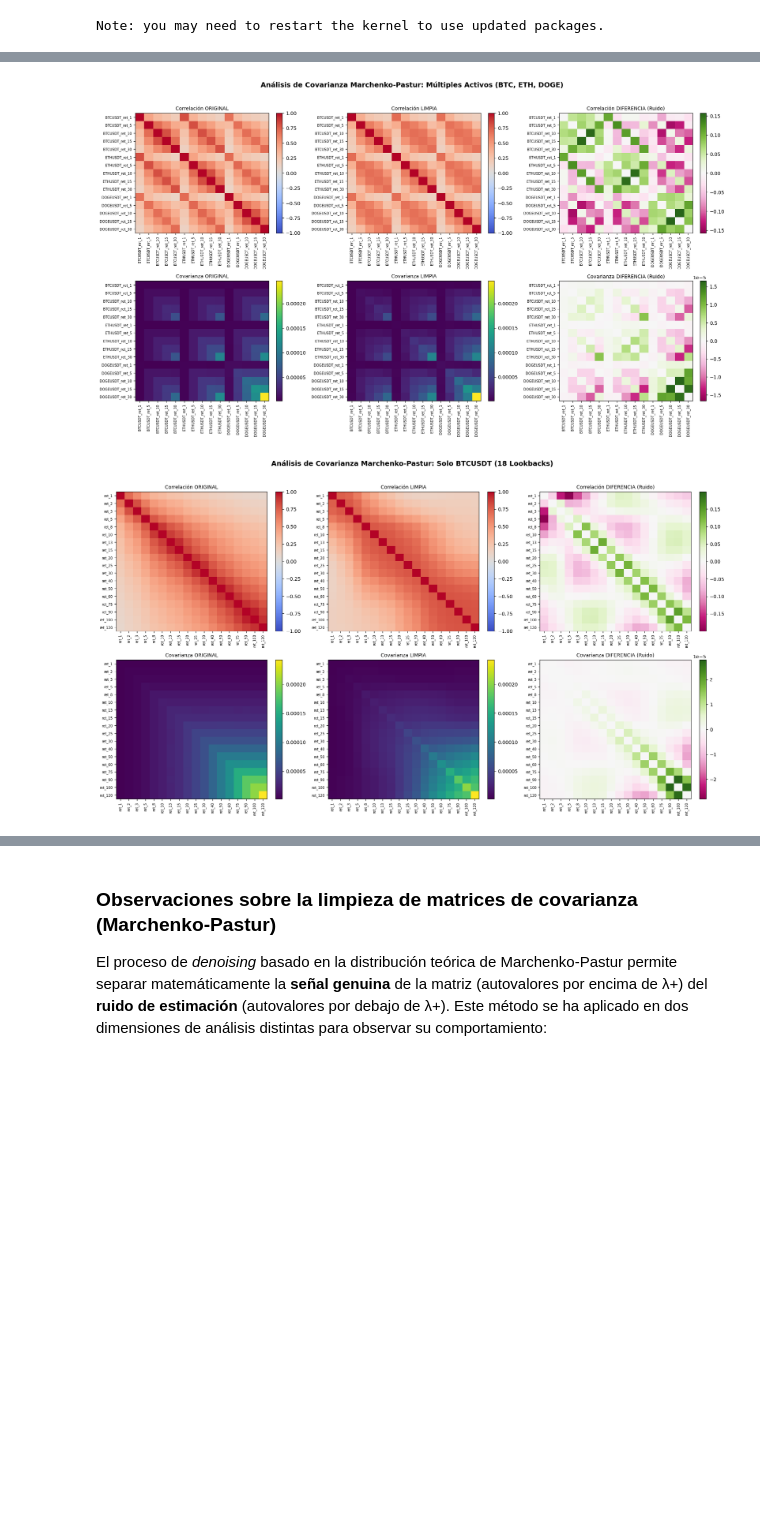
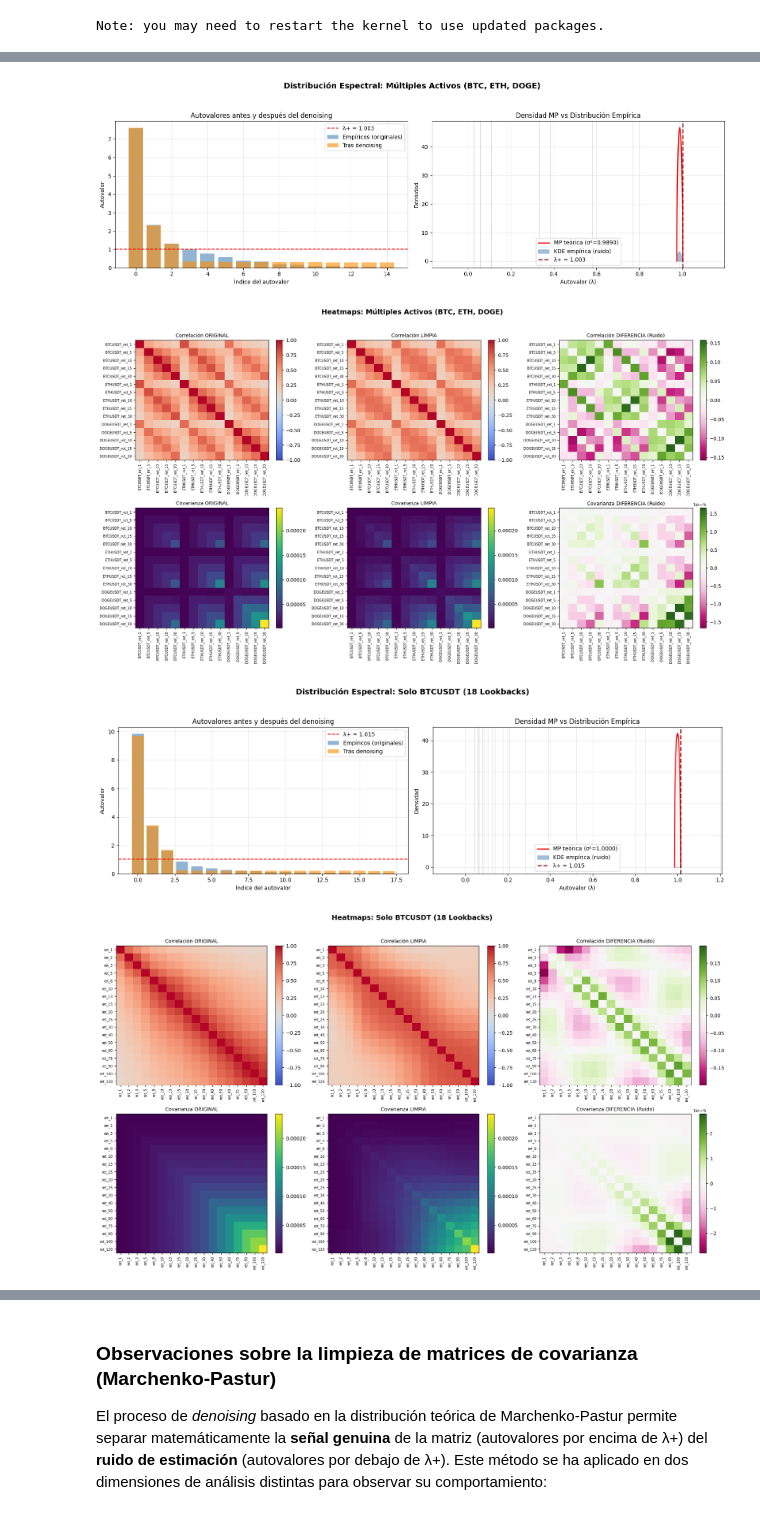
Before and after one commit to joseppsr/Preprocesado_de_datos_financieros_para_ML, a Jupyter notebook: Tarea_preprocesado_datos.ipynb, the cells around one changed output, grey strips where cells are left out. Cells and saved outputs as stored; diff of their text form; code cells hidden in the pictures; blank space fills up the shorter version.

```diff
--- a/Tarea_preprocesado_datos.ipynb
+++ b/Tarea_preprocesado_datos.ipynb
@@ -895,6 +833,9 @@ En las gráficas superiores se visualiza el proceso de limpieza de la matriz de
 # %%
+from scipy.optimize import minimize_scalar
+from sklearn.neighbors import KernelDensity
+
 def plot_heatmap_group(returns_df, title_prefix):
-    """Calcula Marchenko-Pastur y dibuja 6 heatmaps (Correlación y Covarianza)."""
+    """Calcula Marchenko-Pastur y dibuja todas las gráficas (Autovalores, PDF, Correlación y Covarianza)."""
     T, N = returns_df.shape
     q = T / N
     labels = returns_df.columns
@@ -909,54 +850,103 @@ def plot_heatmap_group(returns_df, title_prefix):
     n_signal = np.sum(evals_raw > lambda_max)
     corr_denoised = denoised_corr(evals_raw, evecs_raw, n_signal)
 
+    # Autovalores tras el denoising (para el gráfico de barras)
+    evals_den, _ = np.linalg.eigh(corr_denoised)
+    evals_den = np.sort(evals_den)[::-1]
+
     # 2. Cálculos de covarianza
     cov_emp = returns_df.cov().values
     std_devs = np.sqrt(np.diag(cov_emp))
     cov_denoised = corr_denoised * np.outer(std_devs, std_devs)
 
-    fig, axes = plt.subplots(2, 3, figsize=(18, 10))
-    fig.suptitle(f"Análisis de Covarianza Marchenko-Pastur: {title_prefix}", fontsize=14, fontweight="bold", y=1.02)
+    #Gráfico de Autovalores y PDF de Marchenko-Pastur
 
-    # Configuraciones de todas las matrices a dibujar
+    fig1, axes1 = plt.subplots(1, 2, figsize=(16, 5))
+    fig1.suptitle(f"Distribución Espectral: {title_prefix}", fontsize=14, fontweight="bold", y=1.05)
+
+    # Panel izquierdo: autovalores
+    ax = axes1[0]
+    ax.bar(range(N), evals_raw, alpha=0.6, label="Empíricos (originales)", color="steelblue")
+    ax.bar(range(N), evals_den, alpha=0.6, label="Tras denoising", color="darkorange")
+    ax.axhline(lambda_max, color="red", linestyle="--", linewidth=1.5, label=f"λ+ = {lambda_max:.3f}")
+    ax.set_xlabel("Índice del autovalor")
+    ax.set_ylabel("Autovalor")
+    ax.set_title("Autovalores antes y después del denoising")
+    ax.legend()
+    ax.grid(True, alpha=0.3)
+
+    # Panel derecho: función de densidad MP vs empírica (KDE)
+    ax = axes1[1]
+    x_mp, pdf_mp, _ = mp_pdf(var_opt, q, pts=1000)
+    ax.plot(x_mp, pdf_mp, color="red", linewidth=2, label=f"MP teórica (σ²={var_opt:.4f})")
+
+    noise_evals = evals_raw[evals_raw <= lambda_max * 1.2]
+    if len(noise_evals) > 1:
+        x_kde, pdf_kde = fit_kde(noise_evals.reshape(-1, 1), bwidth=0.01, x=x_mp)
+        ax.fill_between(x_kde, pdf_kde, alpha=0.5, color="steelblue", label="KDE empírica (ruido)")
+
+    for ev in evals_raw:
+        if ev <= lambda_max * 1.5:
+            ax.axvline(ev, color="gray", alpha=0.4, linewidth=0.5)
+        else:
+            ax.axvline(ev, color="green", alpha=0.3, linewidth=1.0)
+
+    ax.axvline(lambda_max, color="darkred", linestyle="--", alpha=0.9, linewidth=2, label=f"λ+ = {lambda_max:.3f}")
+    min_x = min(x_mp.min(), noise_evals.min()) if len(noise_evals) > 0 else x_mp.min()
+    padding = (lambda_max - min_x) * 0.2
+    ax.set_xlim(min_x - padding, lambda_max + padding)
+    ax.set_xlabel("Autovalor (λ)")
+    ax.set_ylabel("Densidad")
+    ax.set_title("Densidad MP vs Distribución Empírica")
+    ax.legend()
+    ax.grid(True, alpha=0.3)
+
+    plt.tight_layout()
+    plt.show()
+
+    # Heatmaps de Correlación y Covarianza (2x3)
+    fig2, axes2 = plt.subplots(2, 3, figsize=(18, 10))
+    fig2.suptitle(f"Heatmaps: {title_prefix}", fontsize=14, fontweight="bold", y=1.02)
+
     max_c_diff = np.max(np.abs(corr_emp - corr_denoised))
     max_v_diff = np.max(np.abs(cov_emp - cov_denoised))
     plots = [
         (0, 0, corr_emp, "Correlación ORIGINAL", "coolwarm", -1, 1),
         (0, 1, corr_denoised, "Correlación LIMPIA", "coolwarm", -1, 1),
         (0, 2, corr_emp - corr_denoised, "Correlación DIFERENCIA (Ruido)", "PiYG", -max_c_diff, max_c_diff),
         (1, 0, cov_emp, "Covarianza ORIGINAL", "viridis", None, None),
         (1, 1, cov_denoised, "Covarianza LIMPIA", "viridis", None, None),
         (1, 2, cov_emp - cov_denoised, "Covarianza DIFERENCIA (Ruido)", "PiYG", -max_v_diff, max_v_diff)
     ]
 
-    # Bucle de dibujado unificado
     for row, col, matriz, tit, cmap, vmin, vmax in plots:
-        ax = axes[row, col]
+        ax = axes2[row, col]
         im = ax.imshow(matriz, cmap=cmap, vmin=vmin, vmax=vmax, aspect="auto")
         ax.set_title(tit, fontsize=10)
         ax.set_xticks(range(N)); ax.set_xticklabels(labels, rotation=90, fontsize=7)
         ax.set_yticks(range(N)); ax.set_yticklabels(labels, fontsize=7)
-        plt.colorbar(im, ax=ax, fraction=0.046)
+        fig2.colorbar(im, ax=ax, fraction=0.046)
 
     plt.tight_layout()
     plt.show()
 
-# =============================================================
+
 #  Múltiples Activos (BTC, ETH, DOGE) - 5 Periodos
-# =============================================================
 returns_multi = pd.DataFrame()
 for sym in SYMBOLS:
     for lb in [1, 5,10, 15, 30]:
         returns_multi[f"{sym}_ret_{lb}"] = dfs[sym]["close"].pct_change(lb)
 plot_heatmap_group(returns_multi.dropna(), "Múltiples Activos (BTC, ETH, DOGE)")
 
-# =============================================================
-# Solo BTCUSDT - 18 Periodos Granulares
-# =============================================================
+
+#  Solo BTCUSDT - 18 Periodos Granulares
+
 returns_btc = pd.DataFrame()
 for lb in [1, 2, 3, 5, 8, 10, 13, 15, 20, 25, 30, 40, 50, 60, 75, 90, 100, 120]:
     returns_btc[f"ret_{lb}"] = dfs["BTCUSDT"]["close"].pct_change(lb)
 plot_heatmap_group(returns_btc.dropna(), "Solo BTCUSDT (18 Lookbacks)")
 # %% [output]
-[figure, old version]
+[figure, new version]
-[figure, old version]
+[figure, new version]
+[figure, added]
+[figure, added]
```
Also changed, not shown: parts of 10 cells of this notebook.
